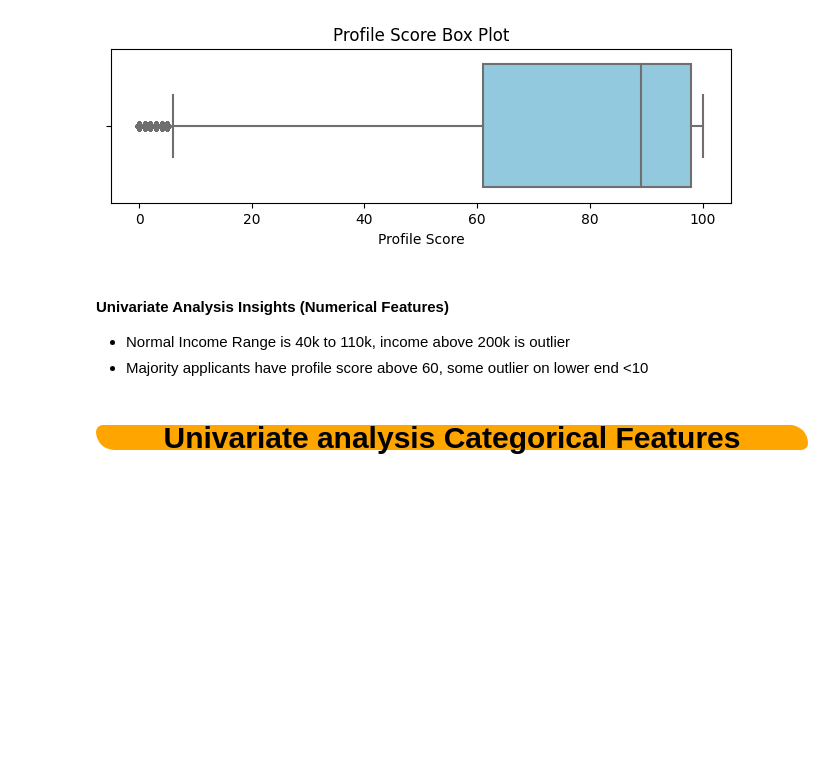
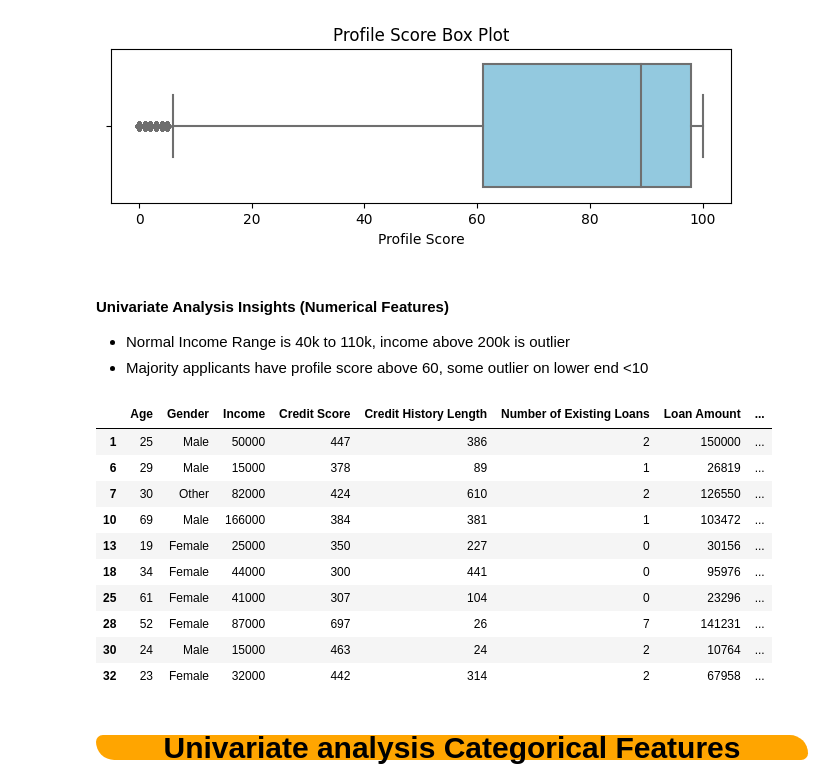
Before and after one commit to dtrelays/AutoLoanApproval, a Jupyter notebook: notebook/EDA_Loan_Appoval.ipynb, the cells around one changed output. Saved outputs shown, nothing was run; the diff lists cells and outputs as text; code cells hidden in the pictures; blank space fills up the shorter version.

```diff
--- a/notebook/EDA_Loan_Appoval.ipynb
+++ b/notebook/EDA_Loan_Appoval.ipynb
@@ -325,6 +325,21 @@ eda_univariate_analysis_numerical(df, numeric_features)
 #### Univariate Analysis Insights (Numerical Features)
 - Normal Income Range is 40k to 110k, income above 200k is outlier
 - Majority applicants have profile score above 60, some outlier on lower end <10
+# %%
+df_check = df[df['Profile Score'] < 60.0]
+df_check.head(10)
+# %% [output]
+|  | Age | Gender | Income | Credit Score | Credit History Length | Number of Existing Loans | Loan Amount | ... |
+| 1 | 25 | Male | 50000 | 447 | 386 | 2 | 150000 | ... |
+| 6 | 29 | Male | 15000 | 378 | 89 | 1 | 26819 | ... |
+| 7 | 30 | Other | 82000 | 424 | 610 | 2 | 126550 | ... |
+| 10 | 69 | Male | 166000 | 384 | 381 | 1 | 103472 | ... |
+| 13 | 19 | Female | 25000 | 350 | 227 | 0 | 30156 | ... |
+| 18 | 34 | Female | 44000 | 300 | 441 | 0 | 95976 | ... |
+| 25 | 61 | Female | 41000 | 307 | 104 | 0 | 23296 | ... |
+| 28 | 52 | Female | 87000 | 697 | 26 | 7 | 141231 | ... |
+| 30 | 24 | Male | 15000 | 463 | 24 | 2 | 10764 | ... |
+| 32 | 23 | Female | 32000 | 442 | 314 | 2 | 67958 | ... |
 # %% [markdown]
 <a id="3.1"></a>
 <h3 style="background-color:orange;font-family:newtimeroman;font-size:200%;text-align:center;border-radius: 15px 40px;">Univariate analysis Categorical Features</h3>
```
Also changed, not shown: 5 other files.
